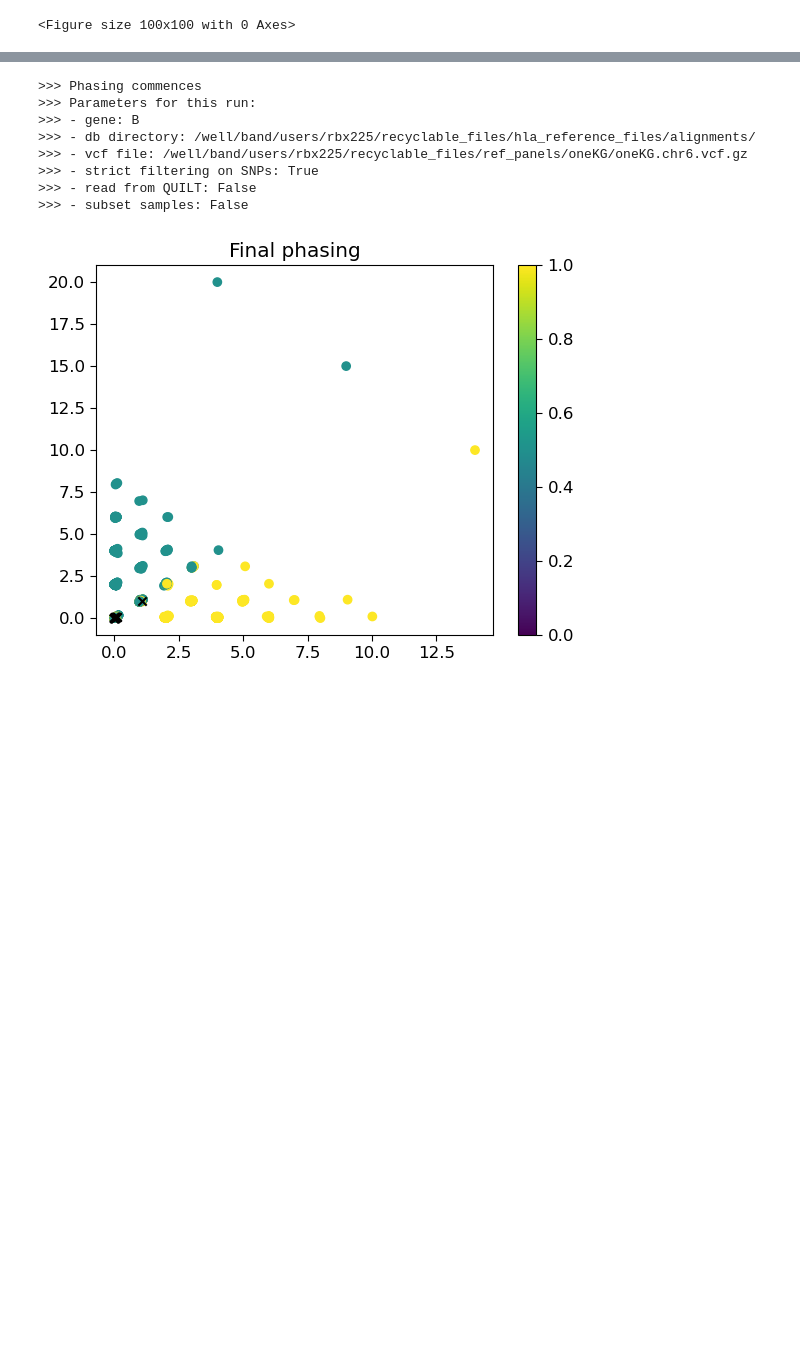
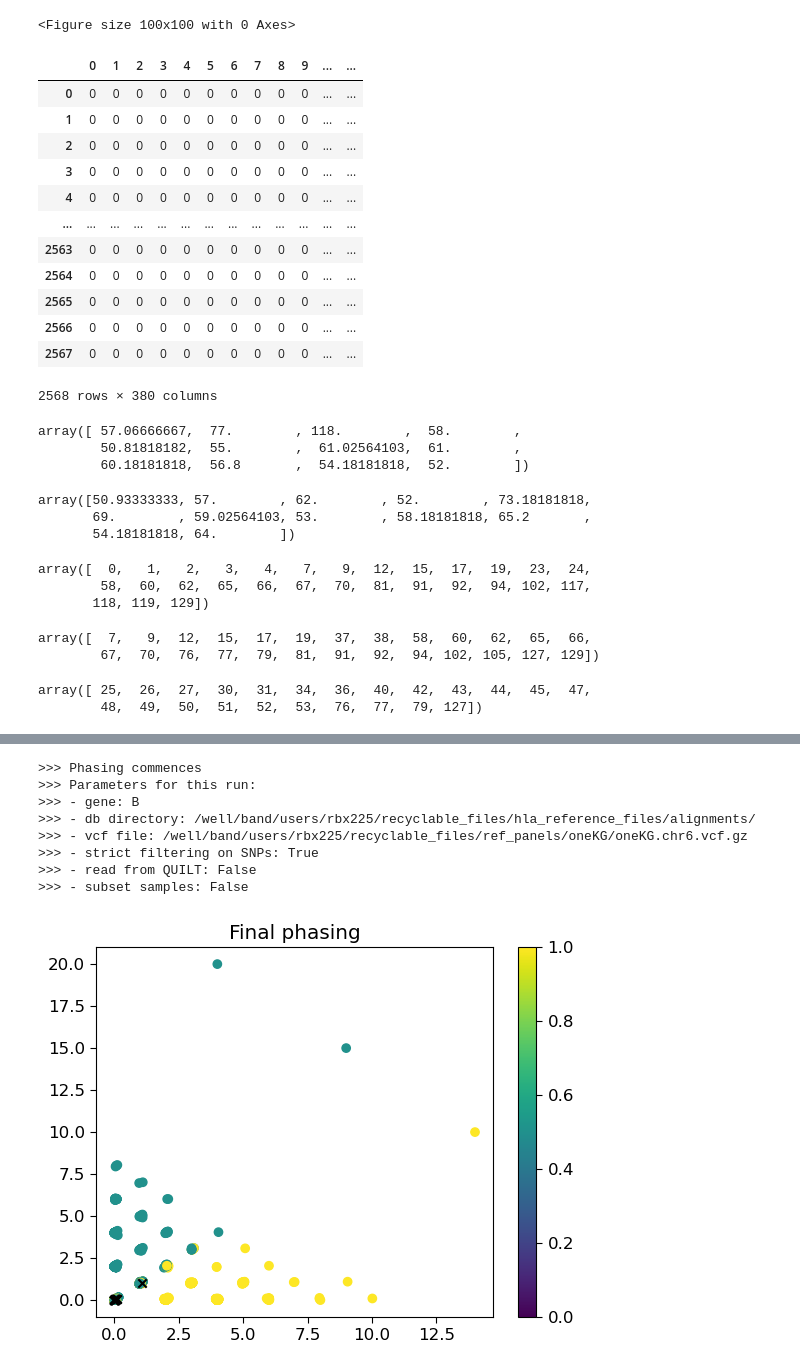
Before and after one commit to Suuuuuuuus/QUILT_sus, a Jupyter notebook: QUILT/Python/phasing_test.ipynb, the cells around one changed output, grey strips where cells are left out. Saved outputs shown, nothing was run; the diff lists cells and outputs as text; code cells hidden in the pictures; blank space fills up the shorter version.

```diff
--- a/QUILT/Python/phasing_test.ipynb
+++ b/QUILT/Python/phasing_test.ipynb
@@ -49,0 +277,64 @@ pd.options.mode.chained_assignment = None
+# %%
+hrcfirstalleles = snp_haps[['snp', 'pos', 'ref', 'alt']]
+hrcsecondalleles = snp_haps[['snp', 'pos', 'ref', 'alt']]
+for s in retained_samples:
+    hrcfirstalleles[s] = snp_haps[s].str.split('|').str.get(0).astype(int)
+    hrcsecondalleles[s] = snp_haps[s].str.split('|').str.get(1).astype(int)
+
+hrcfirstalleles_tmp = hrcfirstalleles[(hrcfirstalleles['pos'] >= start) & (hrcfirstalleles['pos'] <= end)]
+hrcsecondalleles_tmp = hrcsecondalleles[(hrcsecondalleles['pos'] >= start) & (hrcsecondalleles['pos'] <= end)]
+hrcfirstalleles_full = hrcfirstalleles.copy()
+hrcsecondalleles_full = hrcsecondalleles.copy()
+hrcfirstalleles = hrcfirstalleles_tmp
+hrcsecondalleles = hrcsecondalleles_tmp
+
+original_variants = (snpinfo['pos'].astype(str) + snpinfo['ref'] + snpinfo['alt']).values
+flipped_variants = (snpinfo['pos'].astype(str) + snpinfo['alt'] + snpinfo['ref']).values
+
+def subset_snp_haps(hrcfirstalleles, original_variants = original_variants, flipped_variants = flipped_variants):
+    hrcfirstalleles_original = hrcfirstalleles[hrcfirstalleles['snp'].isin(original_variants)]
+    hrcfirstalleles_flipped = hrcfirstalleles[hrcfirstalleles['snp'].isin(flipped_variants)]
+    if len(hrcfirstalleles_flipped) == 0:
+        hrcfirstalleles = hrcfirstalleles_original.drop(columns = ['snp', 'pos', 'ref', 'alt']).reset_index(drop = True)
+    elif len(hrcfirstalleles_flipped) == 1:
+        hrcfirstalleles_flipped.loc[:, retained_samples] = 1 - hrcfirstalleles_flipped.loc[:, retained_samples]
+        hrcfirstalleles = pd.concat([hrcfirstalleles_original, hrcfirstalleles_flipped.to_frame().T], axis = 0).sort_index()
+    else:
+        hrcfirstalleles_flipped.loc[:, retained_samples] = 1 - hrcfirstalleles_flipped.loc[:, retained_samples]
+        hrcfirstalleles = pd.concat([hrcfirstalleles_original, hrcfirstalleles_flipped]).sort_index()
+    hrcfirstalleles = hrcfirstalleles.sort_index().reset_index(drop = True)
+    hrcfirstalleles.columns = range(hrcfirstalleles.shape[1])
+    return hrcfirstalleles.T
+
+hrcfirstalleles = subset_snp_haps(hrcfirstalleles)
+hrcsecondalleles = subset_snp_haps(hrcsecondalleles)
+hrcfirstalleles
+# %% [output]
+|  | 0 | 1 | 2 | 3 | 4 | 5 | 6 | 7 | 8 | 9 | ... | ... |
+| 0 | 0 | 0 | 0 | 0 | 0 | 0 | 0 | 0 | 0 | 0 | ... | ... |
+| 1 | 0 | 0 | 0 | 0 | 0 | 0 | 0 | 0 | 0 | 0 | ... | ... |
+| 2 | 0 | 0 | 0 | 0 | 0 | 0 | 0 | 0 | 0 | 0 | ... | ... |
+| 3 | 0 | 0 | 0 | 0 | 0 | 0 | 0 | 0 | 0 | 0 | ... | ... |
+| 4 | 0 | 0 | 0 | 0 | 0 | 0 | 0 | 0 | 0 | 0 | ... | ... |
+| ... | ... | ... | ... | ... | ... | ... | ... | ... | ... | ... | ... | ... |
+| 2563 | 0 | 0 | 0 | 0 | 0 | 0 | 0 | 0 | 0 | 0 | ... | ... |
+| 2564 | 0 | 0 | 0 | 0 | 0 | 0 | 0 | 0 | 0 | 0 | ... | ... |
+| 2565 | 0 | 0 | 0 | 0 | 0 | 0 | 0 | 0 | 0 | 0 | ... | ... |
+| 2566 | 0 | 0 | 0 | 0 | 0 | 0 | 0 | 0 | 0 | 0 | ... | ... |
+| 2567 | 0 | 0 | 0 | 0 | 0 | 0 | 0 | 0 | 0 | 0 | ... | ... |
+2568 rows × 380 columns
+# %%
+ixs = [29,598,600,721,1027,1168,1506,1677,1853,1880,2072,2516]
+ix = 2072
+name = 'NA19077'
+oldphase1[ixs]
+# %% [output]
+array([ 57.06666667,  77.        , 118.        ,  58.        ,
+        50.81818182,  55.        ,  61.02564103,  61.        ,
+        60.18181818,  56.8       ,  54.18181818,  52.        ])
+# %%
+oldphase2[ixs]
+# %% [output]
+array([50.93333333, 57.        , 62.        , 52.        , 73.18181818,
+       69.        , 59.02564103, 53.        , 58.18181818, 65.2       ,
+       54.18181818, 64.        ])
@@ -49,0 +382,16 @@ pd.options.mode.chained_assignment = None
+# %%
+np.where((h1[valid_corr_indices]-p1[valid_corr_indices]) != 0)[0]
+# %% [output]
+array([  0,   1,   2,   3,   4,   7,   9,  12,  15,  17,  19,  23,  24,
+        58,  60,  62,  65,  66,  67,  70,  81,  91,  92,  94, 102, 117,
+       118, 119, 129])
+# %%
+np.where((h2[valid_corr_indices]-p2[valid_corr_indices]) != 0)[0]
+# %% [output]
+array([  7,   9,  12,  15,  17,  19,  37,  38,  58,  60,  62,  65,  66,
+        67,  70,  76,  77,  79,  81,  91,  92,  94, 102, 105, 127, 129])
+# %%
+np.where((h1[valid_corr_indices]-p2[valid_corr_indices]) != 0)[0]
+# %% [output]
+array([ 25,  26,  27,  30,  31,  34,  36,  40,  42,  43,  44,  45,  47,
+        48,  49,  50,  51,  52,  53,  76,  77,  79, 127])
```
Also changed, not shown: parts of 9 cells of this notebook, 2 other files.
